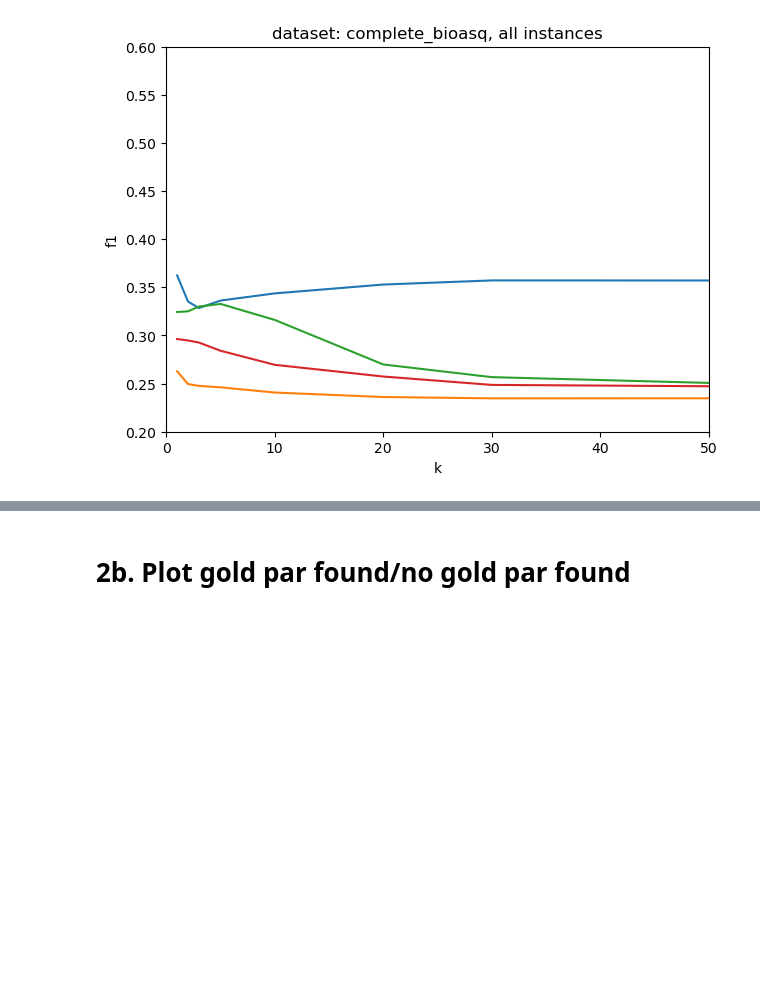
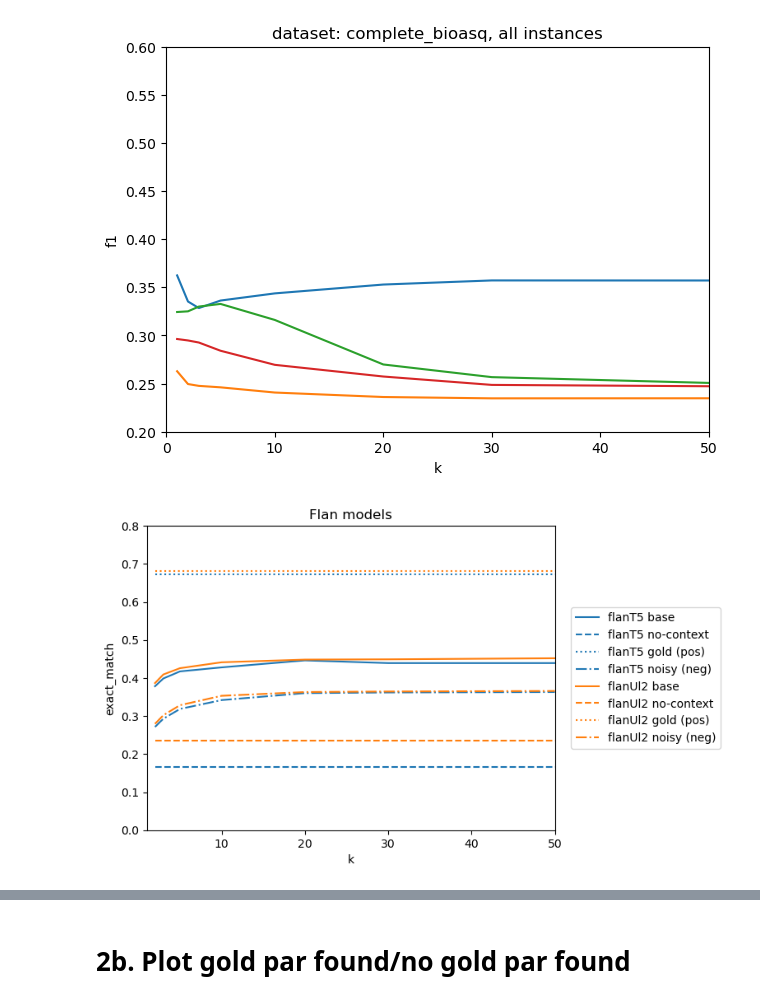
Before and after one commit to neulab/ragged, a Jupyter notebook: zeno/slice_plots.ipynb, the cells around one changed output, grey strips where cells are left out. Drawn from its saved outputs; the diff is of its cells as text; code cells hidden in the pictures; blank space fills up the shorter version.

Commit message:
add noisy results

```diff
--- a/zeno/slice_plots.ipynb
+++ b/zeno/slice_plots.ipynb
@@ -12,6 +12,7 @@ from file_utils import load_json
 
 root_dir = os.getenv('DBQA')
 results_dir = os.path.join(root_dir, 'reader_results')
+noisy_results_dir = os.path.join(root_dir, 'noisy_reader_results')
 
 
 cmap = plt.colormaps['tab10']  # type: matplotlib.colors.ListedColormap
@@ -42,6 +43,9 @@ top_ks= ["baseline", "top1", "top2", "top3", "top5", "top10", "top20", "top30",
 
 with open(os.path.join(os.getenv('DBQA'), 'combined_zeno.pkl'), 'rb') as f:
     output_by_dataset = pickle.load(f)
+
+with open(os.path.join(os.getenv('DBQA'), 'noisy_combined_zeno.pkl'), 'rb') as f:
+    noisy_output_by_dataset = pickle.load(f)
 # %% [markdown]
 # 1a. Create and save dataframe compilation
 # %%
@@ -443,3 +527,97 @@ plt.savefig(os.path.join('/data/tir/projects/tir6/general/afreens/dbqa/figs', f'
 plt.show()
 # %% [output]
 [figure]
+# %%
+# for those with no gold par found, what is the baseline performance?
+
+linestyles = ['-', '--', '-.']
+markers = ['o', 's', '^', 'D', 'v', 'p']
+retriever = 'colbert'
+ks = [1, 2, 3, 5, 10 , 20 , 30 , 50]
+# plt.figure(figsize=(7, 5))
+reader_models.sort()
+dataset = 'nq'
+reader_metric = 'exact_match'
+if 'bioasq' in dataset:
+    docid_key = 'pmid'
+    docid_name = 'pm'
+    section_key = 'section'
+    section_name = 'sec'
+else:
+    docid_key = 'wikipedia_id'
+    docid_name = 'wiki'
+    section_key = 'start_paragraph_id'
+    section_name = 'par'
+output_dfs = output_by_dataset[dataset]
+noisy_output_dfs = noisy_output_by_dataset[dataset]
+
+readers_perf = {}
+for r, reader_model in enumerate(reader_models):
+    readers_perf[reader_model] = {}
+    if 'truncation' in reader_model:
+        continue
+    reader_perf_by_k = []
+    for i, top_k in enumerate(top_ks[1:]):
+        readers_perf[reader_model][top_k] = {}
+        slice_df = output_dfs[reader_model][retriever][top_k]
+        noisy_slice_df = noisy_output_dfs[reader_model][retriever][top_k]
+        baseline_df = output_dfs[reader_model]['no_context']
+        gold_df = output_dfs[reader_model]['gold']
+        readers_perf[reader_model][top_k][f'noisy {reader_metric}'] = np.mean(noisy_slice_df[reader_metric].values)
+        readers_perf[reader_model][top_k][reader_metric] = np.mean(slice_df[reader_metric].values)
+        readers_perf[reader_model][top_k][f'baseline {reader_metric}'] = np.mean(baseline_df[reader_metric].values)
+        readers_perf[reader_model][top_k][f'gold {reader_metric}'] = np.mean(gold_df[reader_metric].values)
+# plt.figure(figsize = (6,4))
+for i, (r, top_kdict) in enumerate(readers_perf.items()):
+    if 'truncation' in r:
+        continue
+    top_k_f1s = []
+    noisy_top_k_f1s = []
+    baseline_f1s = []
+    gold_f1s = []
+    ks = []
+    for top_k, value_dict in top_kdict.items():
+        ks.append((int)(top_k[3:]))
+        top_k_f1s.append(value_dict[reader_metric])
+        noisy_top_k_f1s.append(value_dict[f'noisy {reader_metric}'])
+        baseline_f1s.append(value_dict[f'baseline {reader_metric}'])
+        gold_f1s.append(value_dict[f'gold {reader_metric}'])
+    if '7b' in r:
+        color = colors[3]
+    elif '70b' in r:
+        color = colors[2]
+    else:
+        color = colors[i%len(reader_models)]
+
+    plt.plot(ks, top_k_f1s, color = color, label = f'{r} base')
+    plt.plot(ks, baseline_f1s, color = color, linestyle = '--', label = f'{r} no-context')
+    plt.plot(ks, gold_f1s, color = color, linestyle = ':', label = f'{r} gold (pos)')
+    plt.plot(ks, noisy_top_k_f1s, color = color, linestyle = '-.', label = f'{r} noisy (neg)')
+
+    if r == 'flanUl2':
+        plt.title(f'Flan models')
+        plt.legend()
+        plt.legend(bbox_to_anchor=(1.04,0.5), loc="center left", borderaxespad=0)
+
+        ytop = 0.8
+        ybot = 0.0
+        plt.ylim(bottom = ybot, top = ytop)
+        plt.xlim(left = 1, right = 50)
+        plt.xlabel('k')
+        plt.ylabel(reader_metric)
+        plt.savefig(os.path.join(os.getenv('DBQA'), 'figs', f'{dataset}_flan_pos_neg_{reader_metric}.pdf'),bbox_inches='tight', pad_inches=0)
+        plt.show()
+        # plt.figure(figsize = (6,4))
+
+
+plt.title(f'Llama models')
+plt.legend()
+plt.legend(bbox_to_anchor=(1.04,0.5), loc="center left", borderaxespad=0)
+plt.ylim(bottom = ybot, top = ytop)
+plt.xlim(left = 1, right = 50)
+plt.xlabel('k')
+plt.ylabel(reader_metric)
+plt.savefig(os.path.join(os.getenv('DBQA'), 'figs', f'{dataset}_llama_pos_neg_{reader_metric}.pdf'),bbox_inches='tight', pad_inches=0)
+plt.show()
+# %% [output]
+[figure, added]
```
Also changed, not shown: parts of 6 cells of this notebook.
